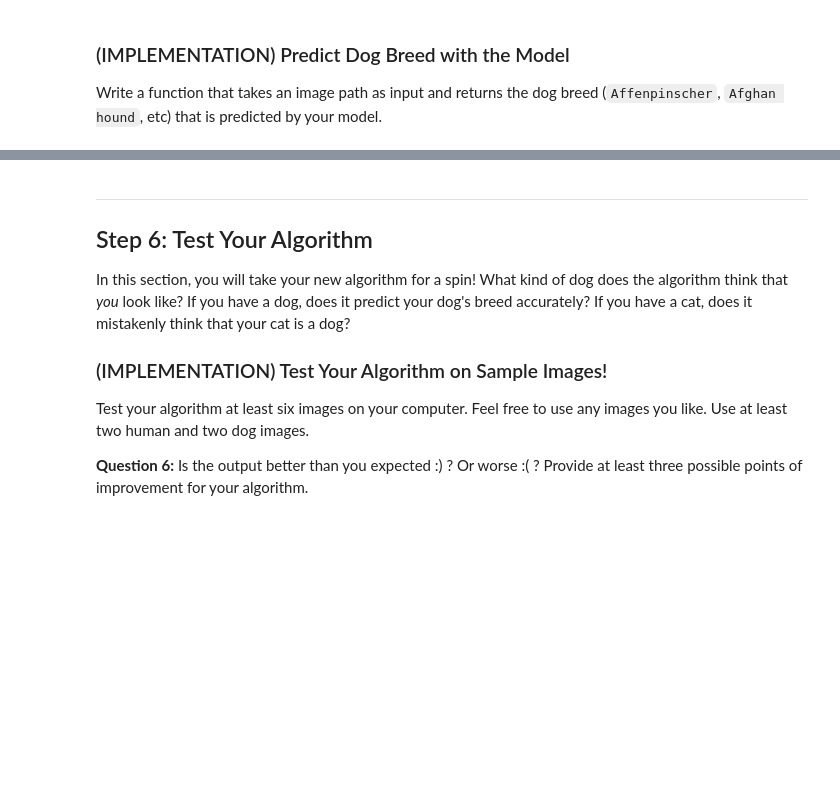
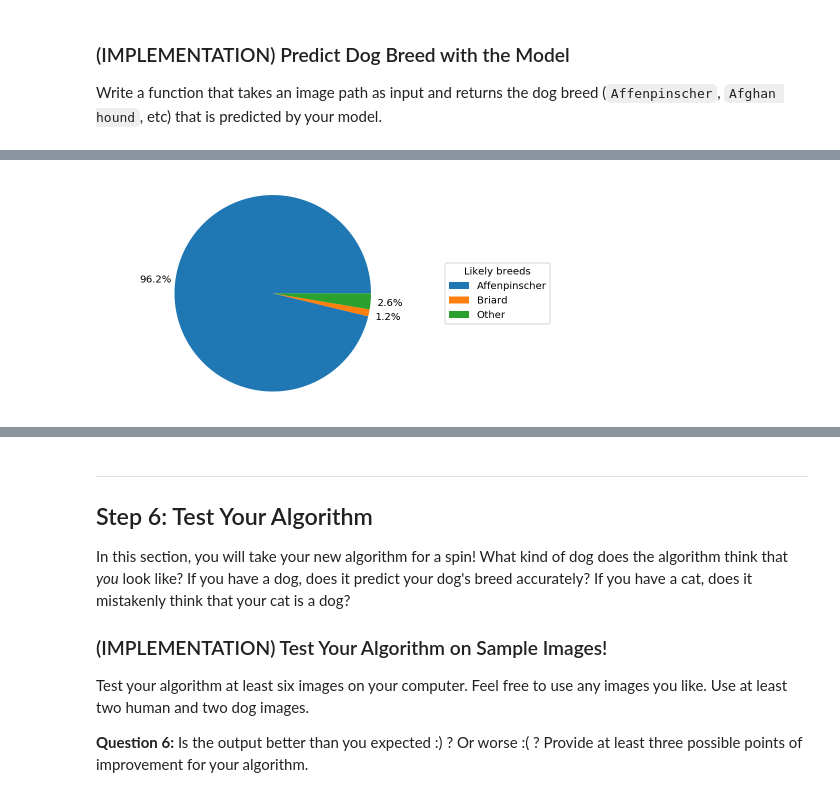
Before and after one commit to mirceast/cnn-dog-breed-classifier, a Jupyter notebook: dog_app.ipynb, the cells around one changed output, grey strips where cells are left out. Cells and saved outputs as stored; diff of their text form; code cells hidden in the pictures; blank space fills up the shorter version.

```diff
--- a/dog_app.ipynb
+++ b/dog_app.ipynb
@@ -759,3 +810,22 @@ show_image_from_path(test_image, title = class_names[pred])
+# %%
+selection = probs > 0.01
+# y = x[selection]
+# print(class_names[selection])
+
+likely_breeds = [breed for (breed, detected) in zip(class_names, selection) if detected]
+likely_probs = [prob for (prob, detected) in zip(probs, selection) if detected]
+
+likely_breeds = likely_breeds + ["Other"]
+likely_probs = likely_probs + [1 - sum(likely_probs)]
+
+fig1, ax1 = plt.subplots()
+wedges, texts, autotexts = ax1.pie(likely_probs, autopct='%1.1f%%', pctdistance=1.2)
+ax1.axis('equal')  # Equal aspect ratio ensures that pie is drawn as a circle.
+ax1.legend(wedges, likely_breeds, title="Likely breeds", loc="center left", bbox_to_anchor=(1, 0, 0.5, 1))
+
+plt.show()
+# %% [output]
+[figure, added]
 # %% [markdown]
 ---
 <a id='step5'></a>
```
Also changed, not shown: parts of 26 cells of this notebook, 1 other file.
